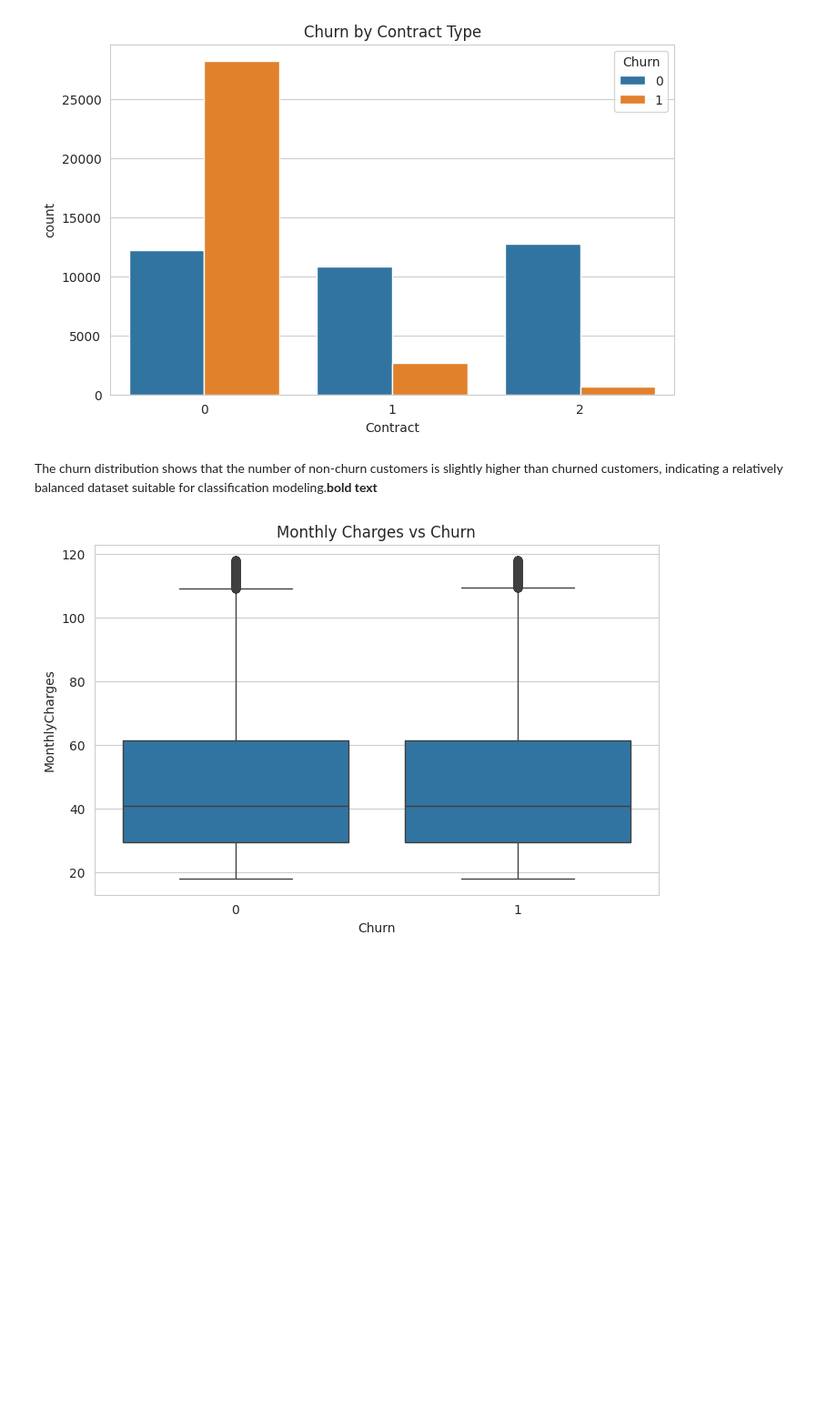
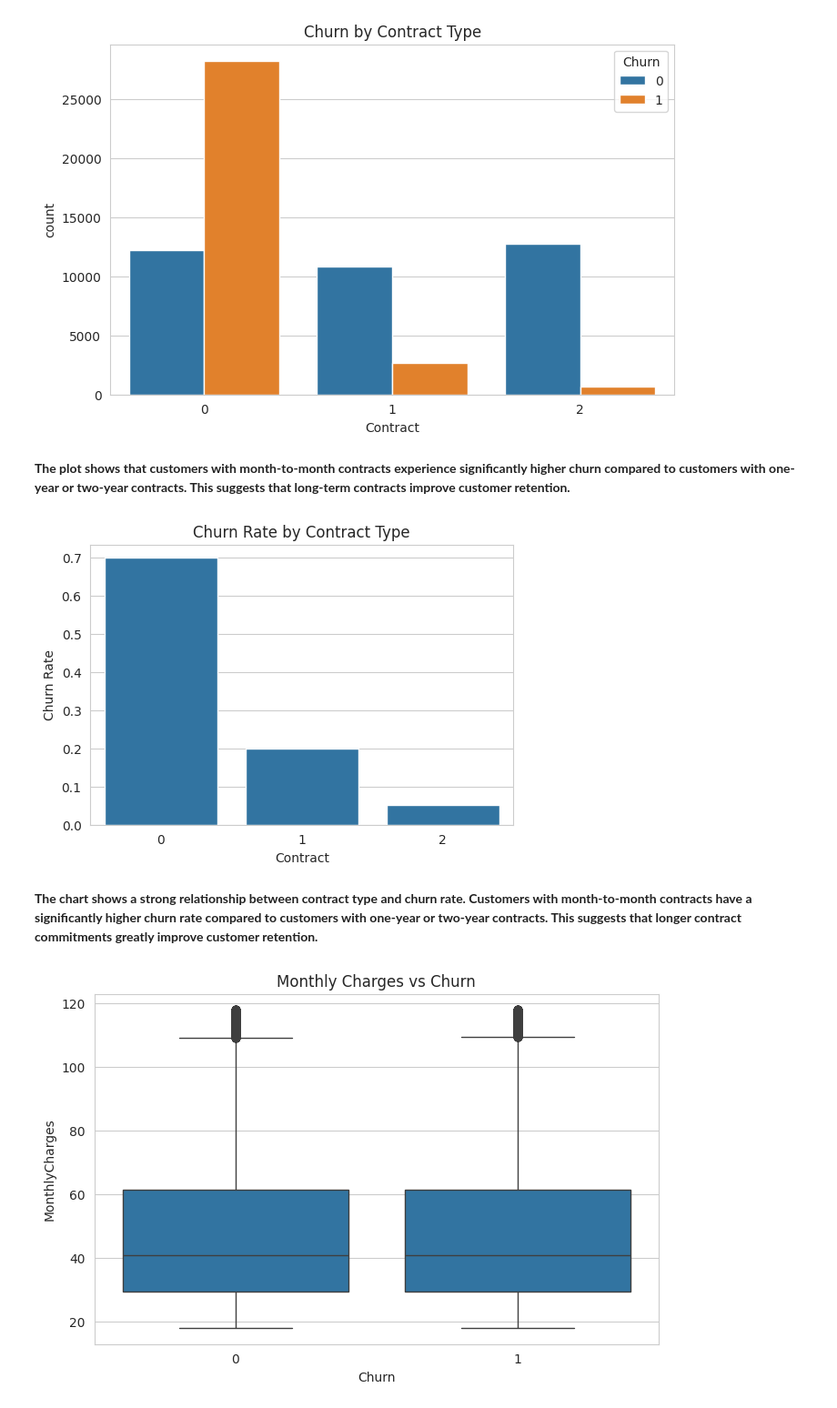
Before and after one commit to linda-bsharat/telco-customer-churn-prediction, a Jupyter notebook: notebooks/02_eda_and_visualization.ipynb, the cells around one changed output. Shown at 91% size. Saved outputs shown, nothing was run; the diff lists cells and outputs as text; code cells hidden in the pictures; blank space fills up the shorter version.

```diff
--- a/notebooks/02_eda_and_visualization.ipynb
+++ b/notebooks/02_eda_and_visualization.ipynb
@@ -75,8 +75,23 @@ plt.title("Churn by Contract Type")
 plt.show()
 # %% [output]
 [figure]
-# %% [markdown]
-The churn distribution shows that the number of non-churn customers is slightly higher than churned customers, indicating a relatively balanced dataset suitable for classification modeling.**bold text**
+# %% [markdown]
+**The plot shows that customers with month-to-month contracts experience significantly higher churn compared to customers with one-year or two-year contracts. This suggests that long-term contracts improve customer retention.**
+# %%
+churn_rate = df.groupby("Contract")["Churn"].mean().reset_index()
+
+plt.figure(figsize=(6,4))
+sns.barplot(data=churn_rate, x="Contract", y="Churn")
+
+plt.title("Churn Rate by Contract Type")
+plt.ylabel("Churn Rate")
+plt.xlabel("Contract")
+
+plt.show()
+# %% [output]
+[figure, added]
+# %% [markdown]
+**The chart shows a strong relationship between contract type and churn rate. Customers with month-to-month contracts have a significantly higher churn rate compared to customers with one-year or two-year contracts. This suggests that longer contract commitments greatly improve customer retention.**
 # %%
 sns.boxplot(x="Churn", y="MonthlyCharges", data=df)
 
```
Also changed, not shown: parts of 27 cells of this notebook.
